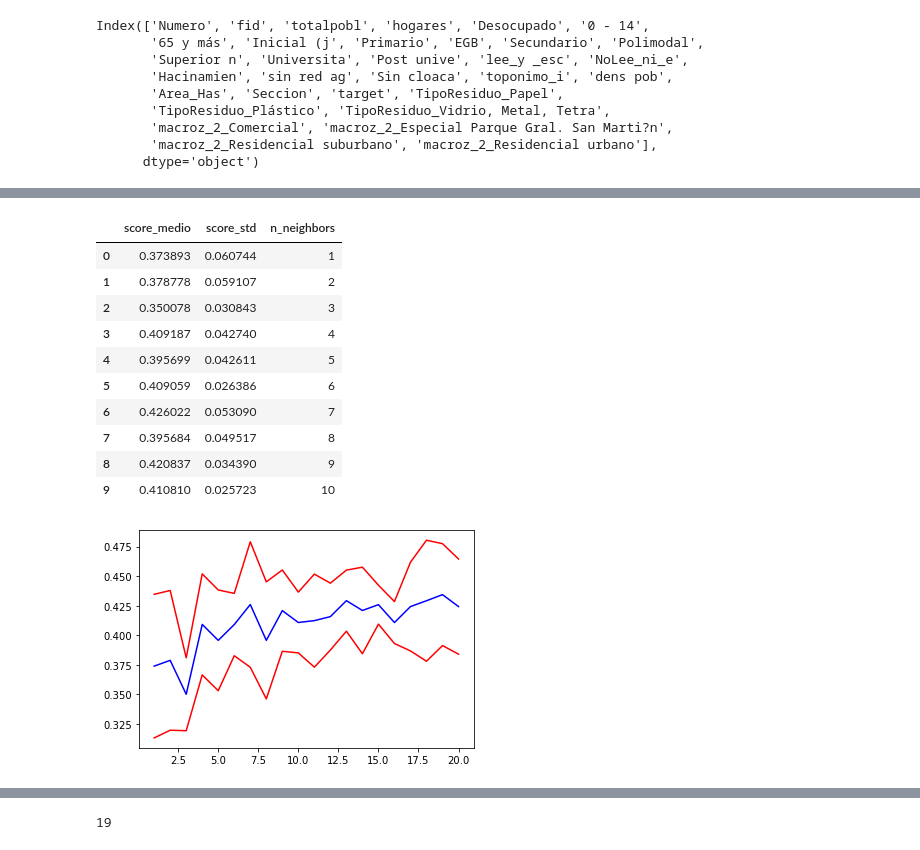
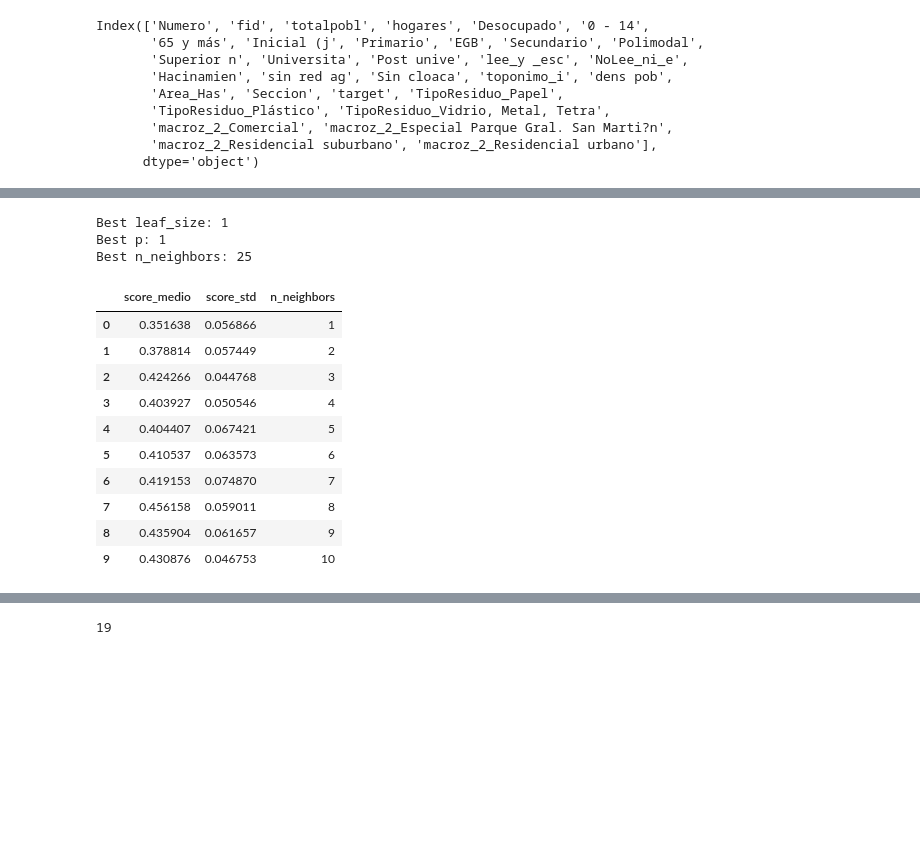
Before and after one commit to GerardoGrana/DHdatascienceG8, a Jupyter notebook: Desafio_3.ipynb, the cells around one changed output, grey strips where cells are left out. Saved outputs shown, nothing was run; the diff lists cells and outputs as text; code cells hidden in the pictures; blank space fills up the shorter version.

```diff
--- a/Desafio_3.ipynb
+++ b/Desafio_3.ipynb
@@ -364,52 +388,68 @@ X_test_std = scaler.fit_transform(X_test)
+# %%
+from sklearn.model_selection import GridSearchCV
+
+leaf_size = list(range(1,50))
+n_neighbors = list(range(1,30))
+p=[1,2]
+
+#Convert to dictionary
+
+hyperparameters = dict(leaf_size=leaf_size, n_neighbors=n_neighbors, p=p)
+
+#Create new KNN object
+knn = KNeighborsClassifier()
+
+#Use GridSearch
+clf = GridSearchCV(knn, hyperparameters, cv=10)
+
+#Fit the model
+best_model = clf.fit(X_train_std_mM,y_train)
+
+#Print The value of best Hyperparameters
+print('Best leaf_size:', best_model.best_estimator_.get_params()['leaf_size'])
+print('Best p:', best_model.best_estimator_.get_params()['p'])
+print('Best n_neighbors:', best_model.best_estimator_.get_params()['n_neighbors'])
+# %% [output]
+Best leaf_size: 1
+Best p: 1
+Best n_neighbors: 25
 # %%
-kf = KFold(n_splits=5, shuffle=True)
+kf = KFold(n_splits=10, shuffle=True)
 
 scores_para_df = []
 
-for i in range(1, 21):
+for i in range(1, 30):
 
     # En cada iteración, instanciamos el modelo con un hiperparámetro distinto
-    model = KNeighborsClassifier(n_neighbors=i)
+    model = KNeighborsClassifier(leaf_size= 1, p= 1, n_neighbors=i)
 
     # cross_val_scores nos devuelve un array de 5 resultados,
     # uno por cada partición que hizo automáticamente CV
-    cv_scores = cross_val_score(model, X_train_std, y_train, cv=kf)
+    cv_scores = cross_val_score(model, X_train_std_mM, y_train, cv=kf)
 
     # Para cada valor de n_neighbours, creamos un diccionario con el valor
     # de n_neighbours y la media y el desvío de los scores
     dict_row_score = {'score_medio':np.mean(cv_scores),
                       'score_std':np.std(cv_scores), 'n_neighbors':i}
 
     # Guardamos cada uno en la lista de diccionarios
     scores_para_df.append(dict_row_score)
+
+# Creamos el DataFrame a partir de la lista de diccionarios
+df_scores = pd.DataFrame(scores_para_df)
+df_scores.head(10)
+# %% [output]
+|  | score_medio | score_std | n_neighbors |
+| 0 | 0.351638 | 0.056866 | 1 |
+| 1 | 0.378814 | 0.057449 | 2 |
+| 2 | 0.424266 | 0.044768 | 3 |
+| 3 | 0.403927 | 0.050546 | 4 |
+| 4 | 0.404407 | 0.067421 | 5 |
+| 5 | 0.410537 | 0.063573 | 6 |
+| 6 | 0.419153 | 0.074870 | 7 |
+| 7 | 0.456158 | 0.059011 | 8 |
+| 8 | 0.435904 | 0.061657 | 9 |
+| 9 | 0.430876 | 0.046753 | 10 |
-# %%
-# Creamos el DataFrame a partir de la lista de diccionarios
-df_scores = pd.DataFrame(scores_para_df)
-df_scores.head(10)
-# %% [output]
-|  | score_medio | score_std | n_neighbors |
-| 0 | 0.373893 | 0.060744 | 1 |
-| 1 | 0.378778 | 0.059107 | 2 |
-| 2 | 0.350078 | 0.030843 | 3 |
-| 3 | 0.409187 | 0.042740 | 4 |
-| 4 | 0.395699 | 0.042611 | 5 |
-| 5 | 0.409059 | 0.026386 | 6 |
-| 6 | 0.426022 | 0.053090 | 7 |
-| 7 | 0.395684 | 0.049517 | 8 |
-| 8 | 0.420837 | 0.034390 | 9 |
-| 9 | 0.410810 | 0.025723 | 10 |
-# %%
-# Generamos los límites inferior y superior
-df_scores['limite_inferior'] = df_scores['score_medio'] - df_scores['score_std']
-df_scores['limite_superior'] = df_scores['score_medio'] + df_scores['score_std']
-df_scores.head()
-
-# Graficamos los resultados
-plt.plot(df_scores['n_neighbors'], df_scores['limite_inferior'], color='r')
-plt.plot(df_scores['n_neighbors'], df_scores['score_medio'], color='b')
-plt.plot(df_scores['n_neighbors'], df_scores['limite_superior'], color='r');
-# %% [output]
-[figure, removed]
 # %%
 # Identificamos el score máximo
 df_scores.loc[df_scores.score_medio == df_scores.score_medio.max()]
```
Also changed, not shown: parts of 10 cells of this notebook.
